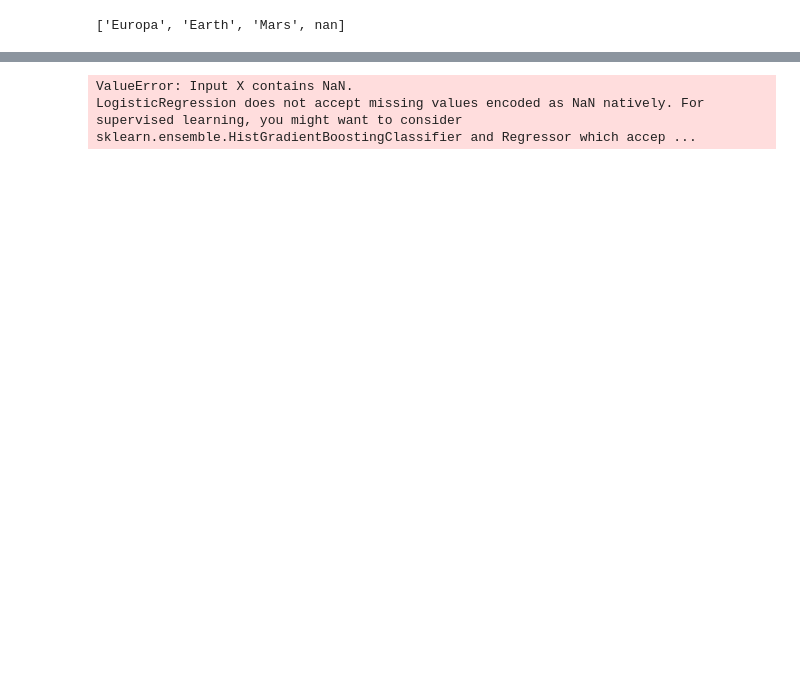
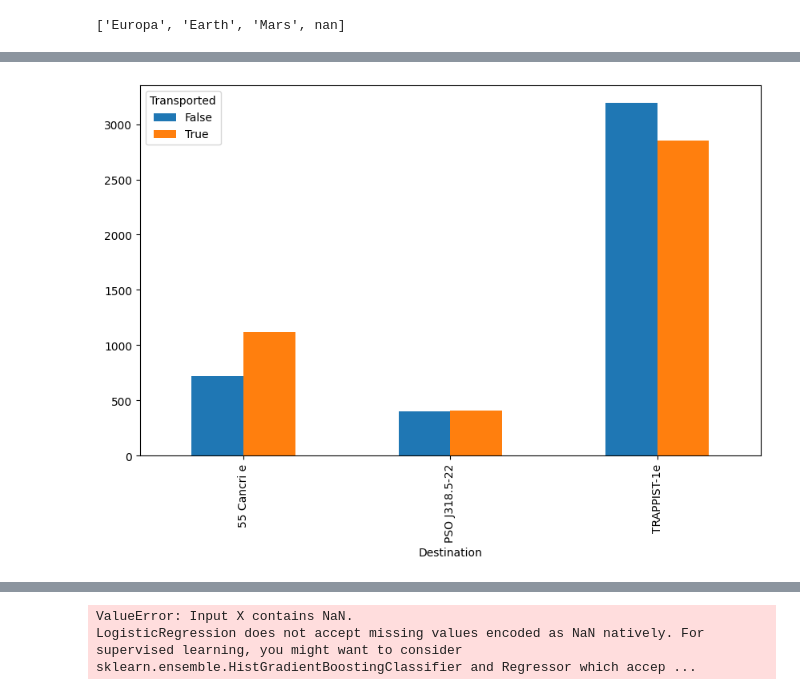
Before and after one commit to IsaacMontano/Spaceship-Titanic, a Jupyter notebook: project.ipynb, the cells around one changed output, grey strips where cells are left out. Cells and saved outputs as stored; diff of their text form; code cells hidden in the pictures; blank space fills up the shorter version.

```diff
--- a/project.ipynb
+++ b/project.ipynb
@@ -151,0 +179,10 @@ Name: count, dtype: int64
+# %%
+#Another graph for Destination and Transported
+group_counts = remove_nans_df.groupby(["Destination", "Transported"]).size()
+unstacked_counts = group_counts.unstack("Transported")
+unstacked_counts.plot(kind="bar",figsize=(10, 6))
+
+plt.legend(title="Transported")
+plt.show()
+# %% [output]
+[figure, added]
```
Also changed, not shown: parts of 10 cells of this notebook.
